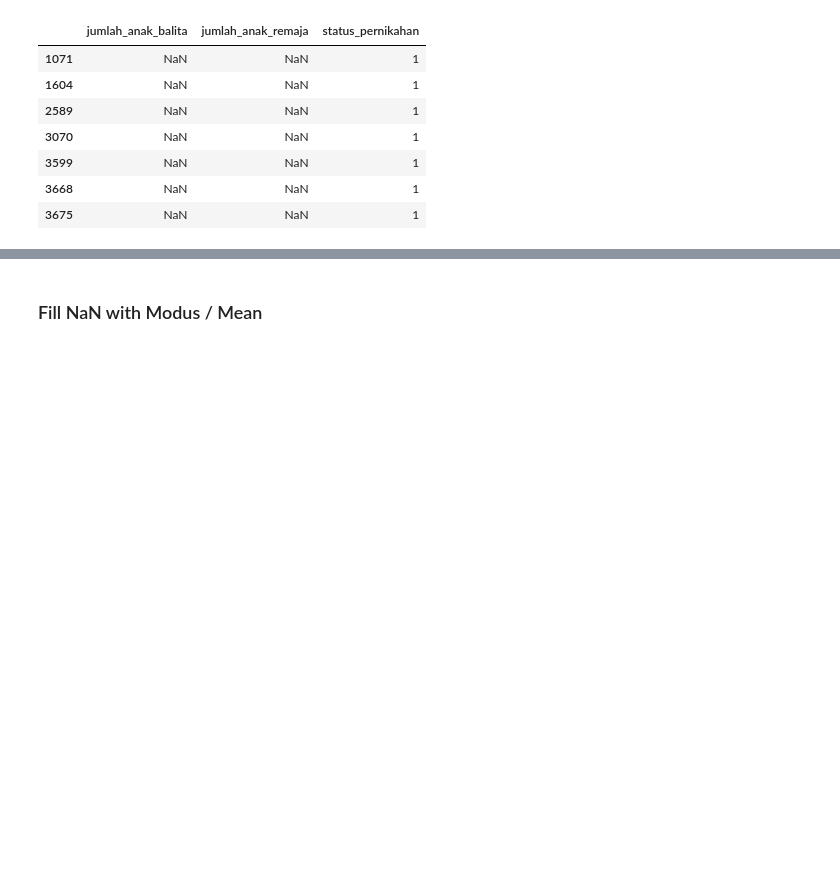
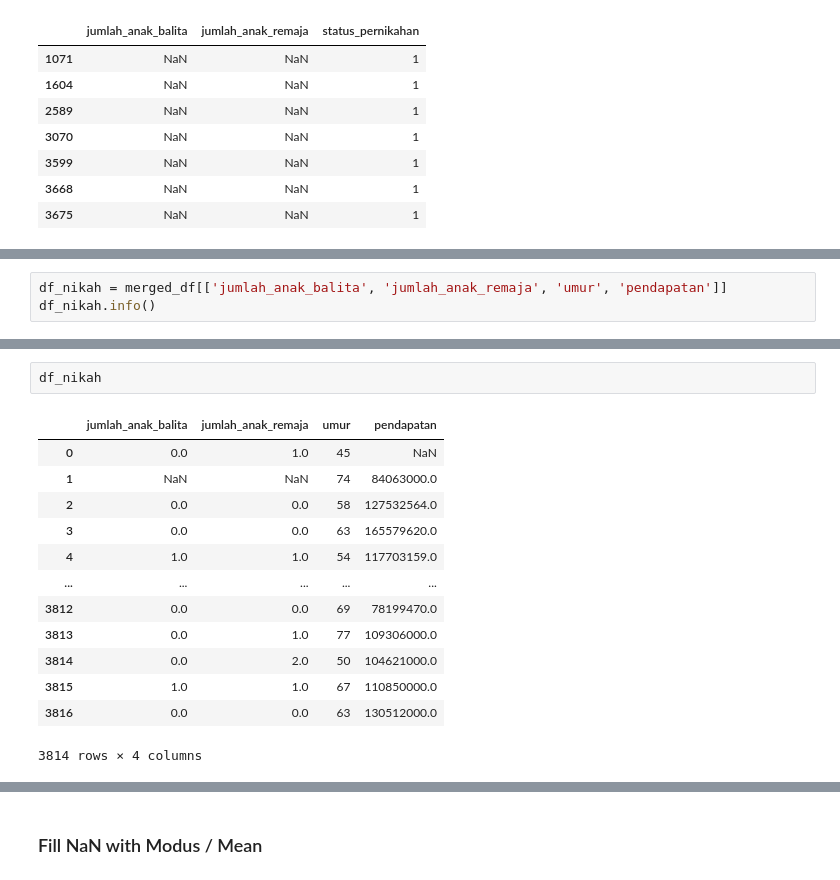
Before and after one commit to xylamaharani/FindIT-Kaggle-Competition, a Jupyter notebook: notebook.ipynb, the cells around one changed output, grey strips where cells are left out. Saved outputs shown, nothing was run; the diff lists cells and outputs as text; blank space fills up the shorter version.

Commit message:
predict anak

```diff
--- a/notebook.ipynb
+++ b/notebook.ipynb
@@ -363,0 +385,3 @@ df_checking_nikah[(df_checking_nikah['status_pernikahan'] == 1) & ((df_checking_
+# %%
+df_nikah = merged_df[['jumlah_anak_balita', 'jumlah_anak_remaja', 'umur', 'pendapatan']]
+df_nikah.info()
@@ -363,0 +400,16 @@ df_checking_nikah[(df_checking_nikah['status_pernikahan'] == 1) & ((df_checking_
+# %%
+df_nikah
+# %% [output]
+|  | jumlah_anak_balita | jumlah_anak_remaja | umur | pendapatan |
+| 0 | 0.0 | 1.0 | 45 | NaN |
+| 1 | NaN | NaN | 74 | 84063000.0 |
+| 2 | 0.0 | 0.0 | 58 | 127532564.0 |
+| 3 | 0.0 | 0.0 | 63 | 165579620.0 |
+| 4 | 1.0 | 1.0 | 54 | 117703159.0 |
+| ... | ... | ... | ... | ... |
+| 3812 | 0.0 | 0.0 | 69 | 78199470.0 |
+| 3813 | 0.0 | 1.0 | 77 | 109306000.0 |
+| 3814 | 0.0 | 2.0 | 50 | 104621000.0 |
+| 3815 | 1.0 | 1.0 | 67 | 110850000.0 |
+| 3816 | 0.0 | 0.0 | 63 | 130512000.0 |
+3814 rows × 4 columns
```
Also changed, not shown: parts of 12 cells of this notebook.
